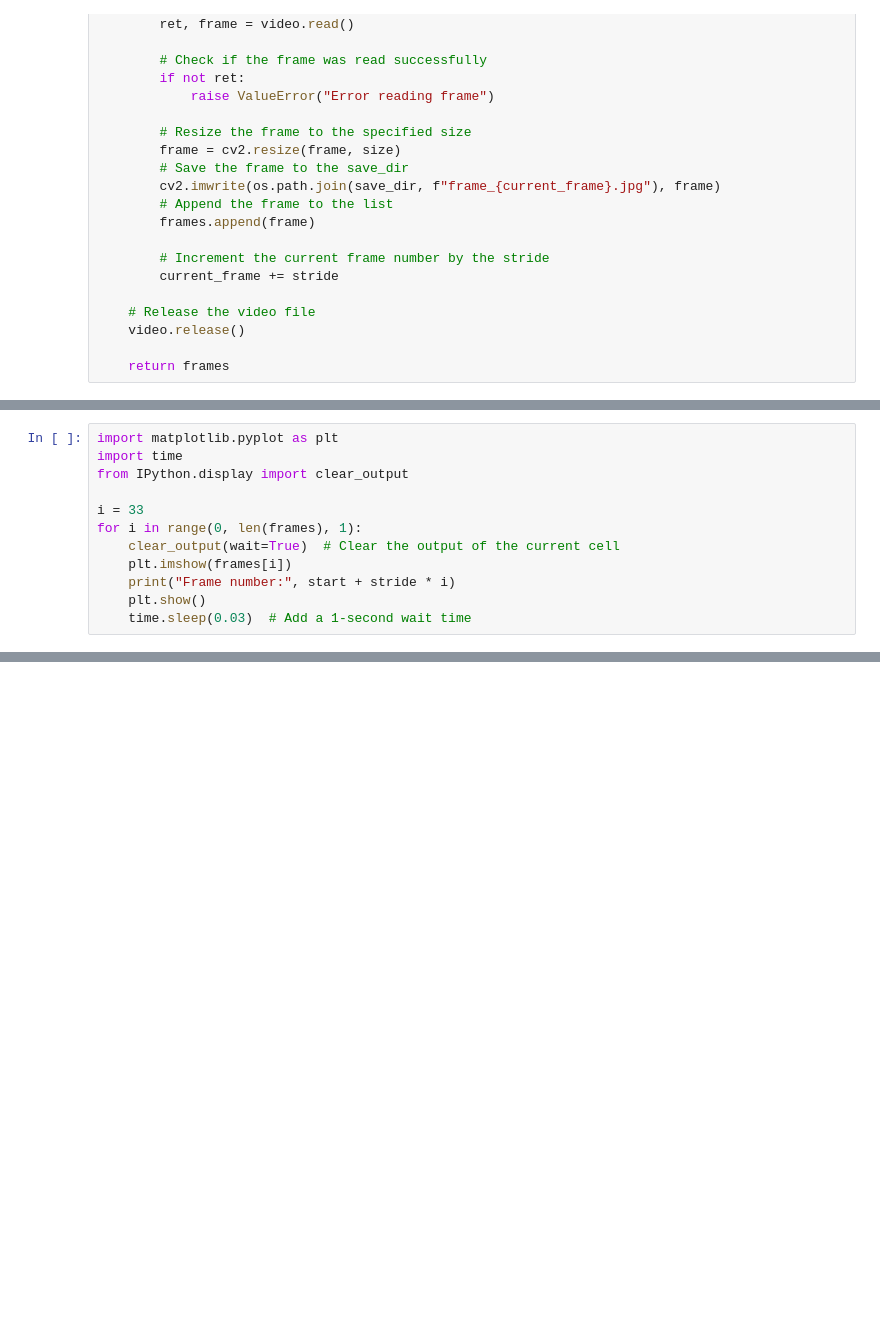
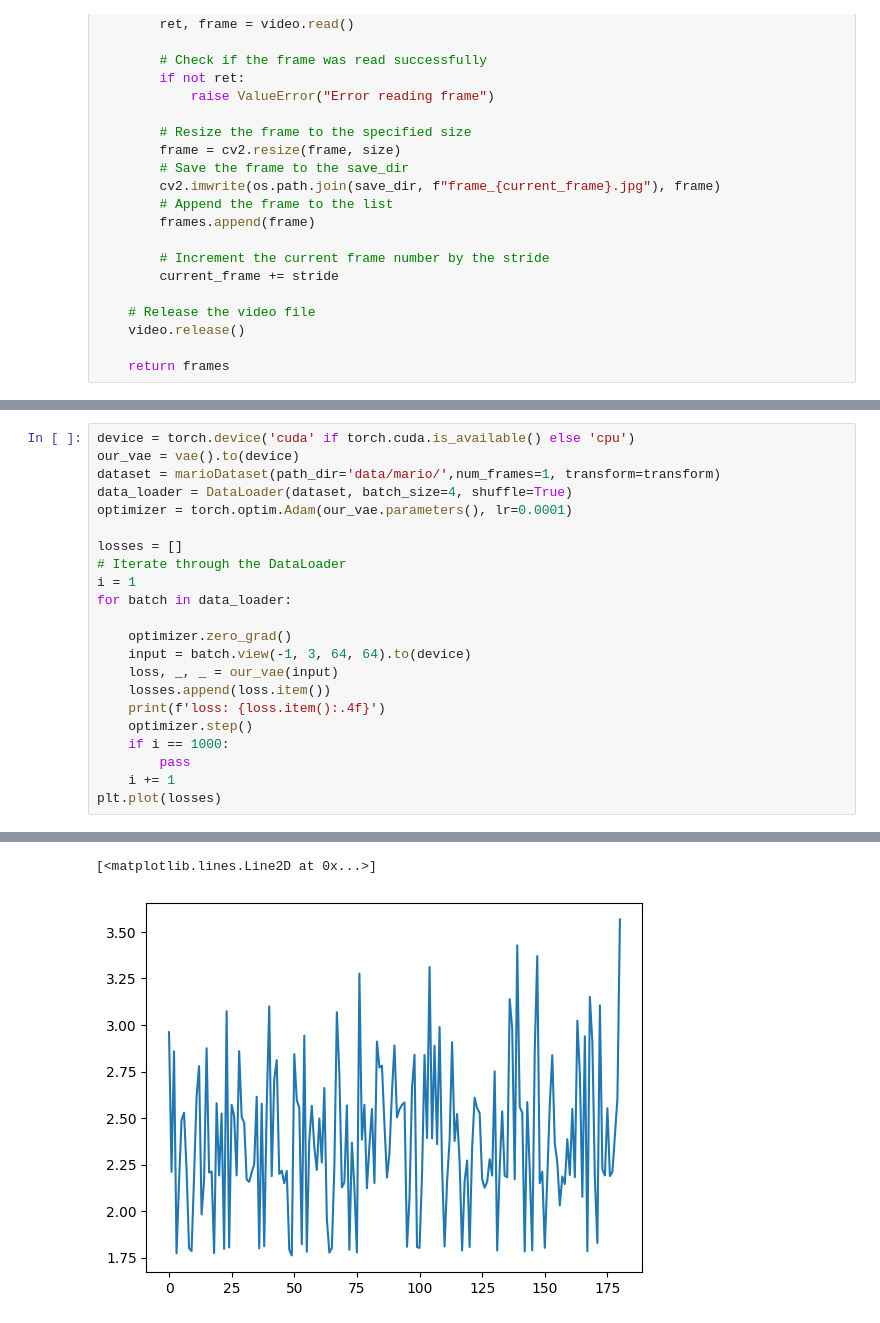
Before and after one commit to anm-ol/LearningDeep, a Jupyter notebook: vidiffusion.ipynb, the cells around one changed output, grey strips where cells are left out. Saved outputs shown, nothing was run; the diff lists cells and outputs as text; blank space fills up the shorter version.

```diff
--- a/vidiffusion.ipynb
+++ b/vidiffusion.ipynb
@@ -73,15 +94,3 @@ stride = 200
 frames = extract_frames("data/videos/mario_gameplay.mp4", start, end, stride, size=(64,64))
 # %% [output]
 Total frames in video: 69878
-# %%
-import matplotlib.pyplot as plt
-import time
-from IPython.display import clear_output
-
-i = 33
-for i in range(0, len(frames), 1):
-    clear_output(wait=True)  # Clear the output of the current cell
-    plt.imshow(frames[i])
-    print("Frame number:", start + stride * i)
-    plt.show()
-    time.sleep(0.03)  # Add a 1-second wait time
@@ -310,0 +236,23 @@ FileNotFoundError: [WinError 3] The system cannot find the path specified: '/con
+# %%
+device = torch.device('cuda' if torch.cuda.is_available() else 'cpu')
+our_vae = vae().to(device)
+dataset = marioDataset(path_dir='data/mario/',num_frames=1, transform=transform)
+data_loader = DataLoader(dataset, batch_size=4, shuffle=True)
+optimizer = torch.optim.Adam(our_vae.parameters(), lr=0.0001)
+
+losses = []
+# Iterate through the DataLoader
+i = 1
+for batch in data_loader:
+
+    optimizer.zero_grad()
+    input = batch.view(-1, 3, 64, 64).to(device)
+    loss, _, _ = our_vae(input)
+    losses.append(loss.item())
+    print(f'loss: {loss.item():.4f}')
+    optimizer.step()
+    if i == 1000:
+        pass
+    i += 1
+plt.plot(losses)
+# %% [output]
@@ -310,0 +276,2 @@ FileNotFoundError: [WinError 3] The system cannot find the path specified: '/con
+[<matplotlib.lines.Line2D at 0x...>]
+[figure, added]
```
Also changed, not shown: parts of 10 cells of this notebook.
